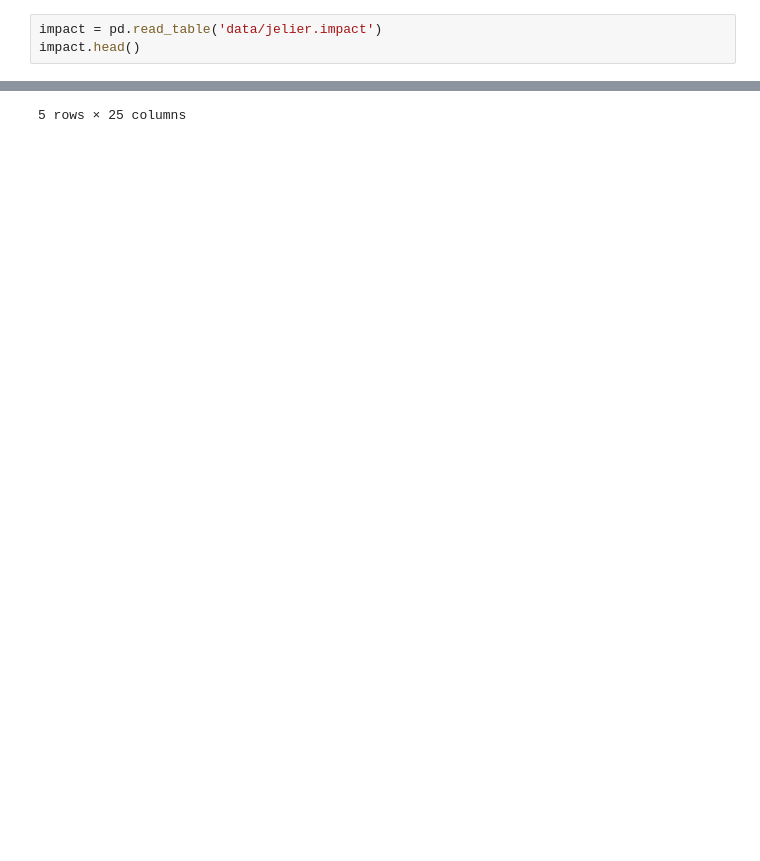
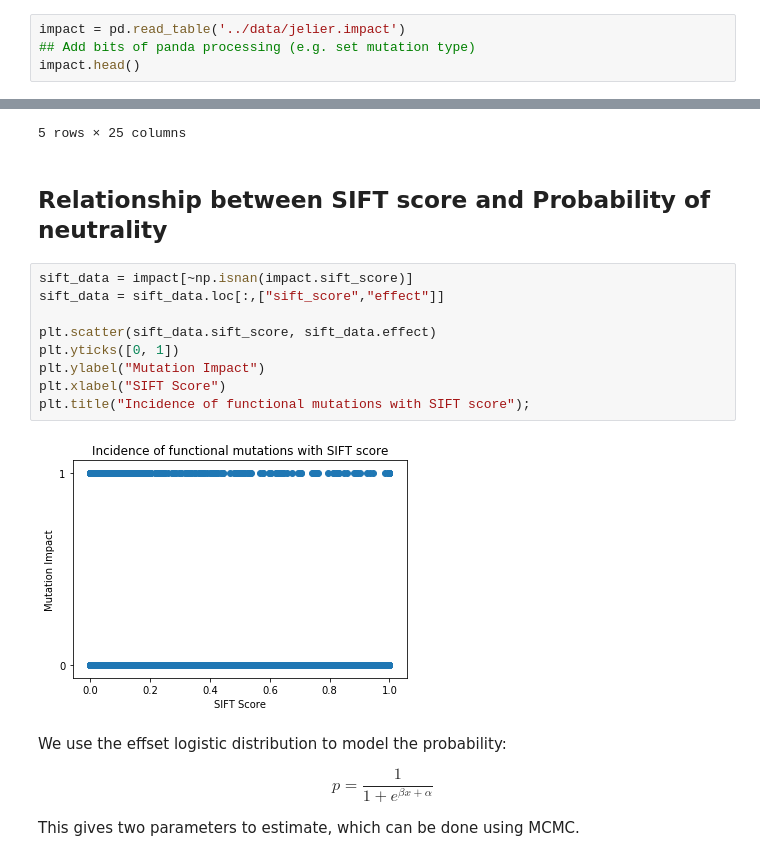
Before and after one commit to allydunham/hog_pathway, a Jupyter notebook: bin/neutral_mutations.ipynb, the cells around one changed output, grey strips where cells are left out. Cells and saved outputs as stored; diff of their text form; blank space fills up the shorter version.

Commit message:
Added bayesian analysis of impact probability

```diff
--- a/bin/neutral_mutations.ipynb
+++ b/bin/neutral_mutations.ipynb
@@ -7,7 +13,8 @@ import numpy as np
 # %% [markdown]
 Next import the curated mutation data table, including the impact statistics from mutfunc. Then process the data to prepare it for analysis.
 # %%
-impact = pd.read_table('data/jelier.impact')
+impact = pd.read_table('../data/jelier.impact')
+## Add bits of panda processing (e.g. set mutation type)
 impact.head()
 # %% [output]
 |  | id | mut_id | ref_codon | alt_codon | pos_aa | ref_aa | alt_aa | gene | type | acc | ... | ... |
@@ -17,3 +24,24 @@ impact.head()
 | 3 | YNR003C D171H | NaN | NaN | NaN | 171 | D | H | YNR003C | genomic | P32910 | ... | ... |
 | 4 | YNR003C K135A | NaN | NaN | NaN | 135 | K | A | YNR003C | genomic | P32910 | ... | ... |
 5 rows × 25 columns
+# %% [markdown]
+## Relationship between SIFT score and Probability of neutrality
+# %%
+sift_data = impact[~np.isnan(impact.sift_score)]
+sift_data = sift_data.loc[:,["sift_score","effect"]]
+
+plt.scatter(sift_data.sift_score, sift_data.effect)
+plt.yticks([0, 1])
+plt.ylabel("Mutation Impact")
+plt.xlabel("SIFT Score")
+plt.title("Incidence of functional mutations with SIFT score");
+# %% [output]
+[figure, added]
+# %% [markdown]
+We use the effset logistic distribution to model the probability:
+
+\begin{equation}
+p = \dfrac{1}{1 + e^{\beta x + \alpha}}
+\end{equation}
+
+This gives two parameters to estimate, which can be done using MCMC.
```
Also changed, not shown: parts of 8 cells of this notebook, 3 other files.
